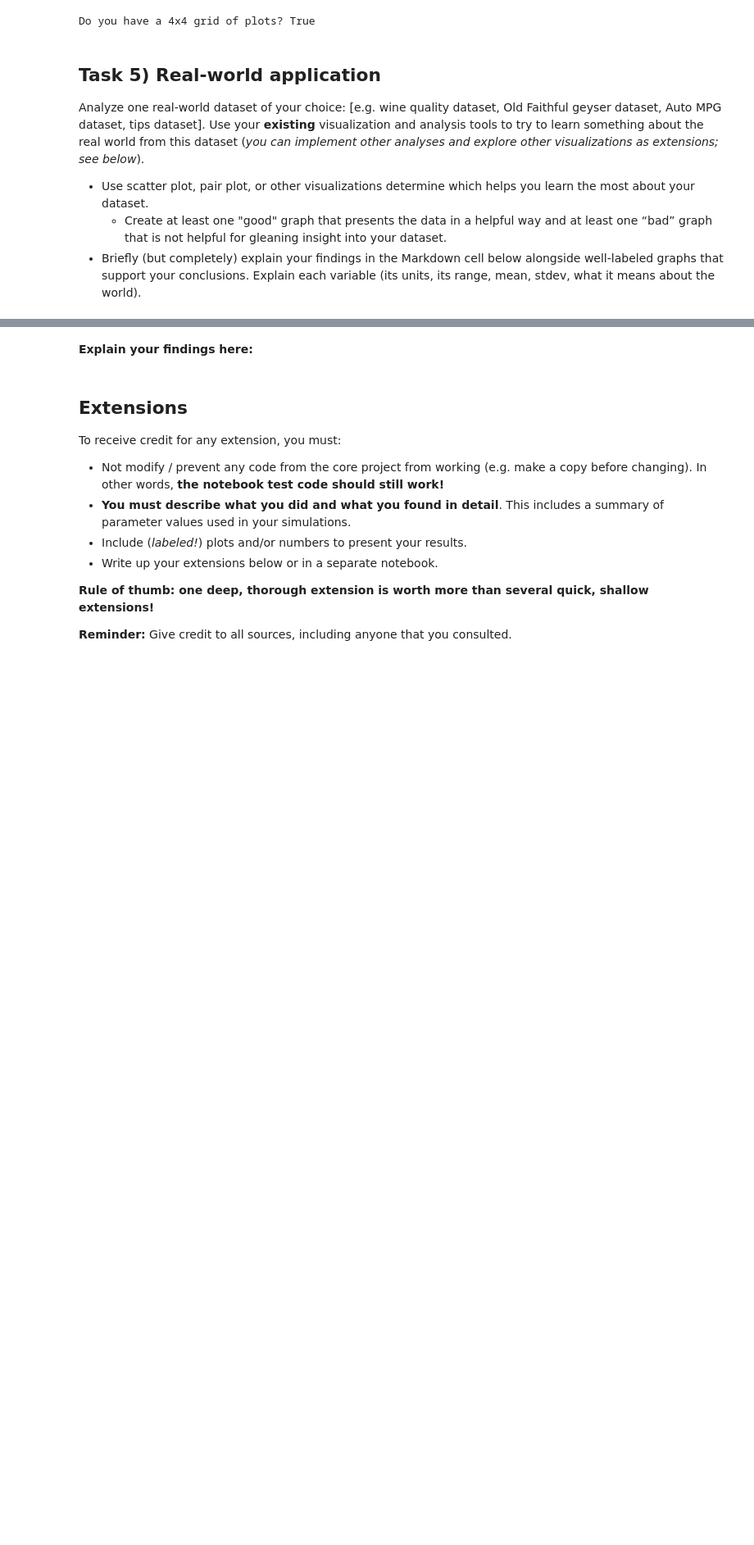
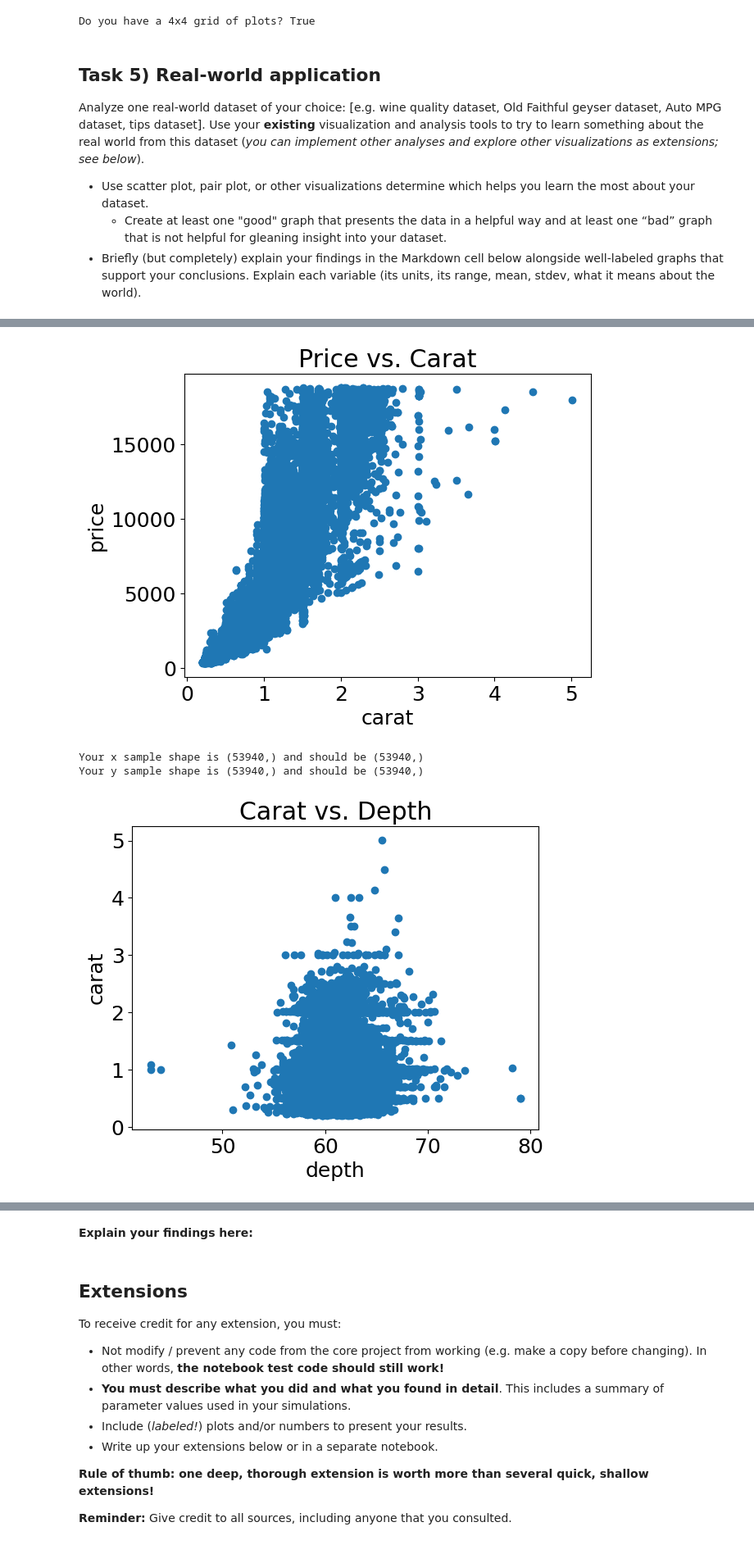
Before and after one commit to Chandrachud-2003/Chandras251Projects, a Jupyter notebook: Project1Final/analysis.ipynb, the cells around one changed output, grey strips where cells are left out. Shown: that part at 82% size. Drawn from its saved outputs; the diff is of its cells as text; code cells hidden in the pictures; blank space fills up the shorter version.

```diff
--- a/Project1Final/analysis.ipynb
+++ b/Project1Final/analysis.ipynb
@@ -552,0 +548,76 @@ Analyze one real-world dataset of your choice: [e.g. wine quality dataset, Old F
+# %%
+# Importing libraries
+from data import Data
+import numpy as np
+
+# Fixing the diamonds csv file
+diamonds_filename = 'data/diamonds.csv'
+
+# Creating a data object
+diamonds_data = Data(diamonds_filename)
+
+# Exploring the data
+
+# Creating an analysis object
+diamonds_an = Analysis(diamonds_data)
+
+# Getting the headers
+diamonds_headers = diamonds_data.get_headers()
+print(f'The dataset headers are {diamonds_headers}')
+
+# Getting the data
+diamonds_data = diamonds_data.get_all_data()
+print(f'The numeric data is \n{diamonds_data}')
+
+# Getting the shape of the data
+diamonds_shape = diamonds_data.shape
+print(f'Your shape is {diamonds_shape} and should be (53940, 10)')
+
+# Getting the number of rows
+diamonds_num_rows = diamonds_data.shape[0]
+print(f'Your number of rows is {diamonds_num_rows} and should be 53940')
+
+# Getting the number of columns
+diamonds_num_cols = diamonds_data.shape[1]
+print(f'Your number of columns is {diamonds_num_cols} and should be 10')
+
+# Finding the min
+diamonds_min = diamonds_an.min(diamonds_headers)
+print(f'Your min is {diamonds_min}')
+
+# Finding the max
+diamonds_max = diamonds_an.max(diamonds_headers)
+print(f'Your max is {diamonds_max}')
+
+# Finding the mean
+diamonds_mean = diamonds_an.mean(diamonds_headers)
+print(f'Your mean is {diamonds_mean}')
+
+# Finding the standard deviation
+diamonds_std = diamonds_an.std(diamonds_headers)
+print(f'Your standard deviation is {diamonds_std}')
+
+# Finding the variance
+diamonds_var = diamonds_an.var(diamonds_headers)
+print(f'Your variance is {diamonds_var}')
+
+# Plotting a scatterplot with price vs carat
+x_samps, y_samps = diamonds_an.scatter('carat', 'price', 'Price vs. Carat')
+diamonds_an.show()
+
+print(f'Your x sample shape is {x_samps.shape} and should be (53940,)')
+print(f'Your y sample shape is {y_samps.shape} and should be (53940,)')
+
+# Plotting a scatterplot with depth vs table value
+x_samps, y_samps = diamonds_an.scatter('depth', 'carat', 'Carat vs. Depth')
+diamonds_an.show()
+
+print(f'Your x sample shape is {x_samps.shape} and should be (53940,)')
+print(f'Your y sample shape is {y_samps.shape} and should be (53940,)')
+
+# Plotting a pair plot
+fig, axes = diamonds_an.pair_plot(diamonds_headers)
+diamonds_an.show()
+
+print(f'Do you have a 7 X 7 grid of plots? {axes.shape[0] == 7 and axes.shape[1] == 7}')
+# %% [output]
@@ -552,0 +641,4 @@ Analyze one real-world dataset of your choice: [e.g. wine quality dataset, Old F
+[figure, added]
+Your x sample shape is (53940,) and should be (53940,)
+Your y sample shape is (53940,) and should be (53940,)
+[figure, added]
```
Also changed, not shown: parts of 6 cells of this notebook, 3 other files.
